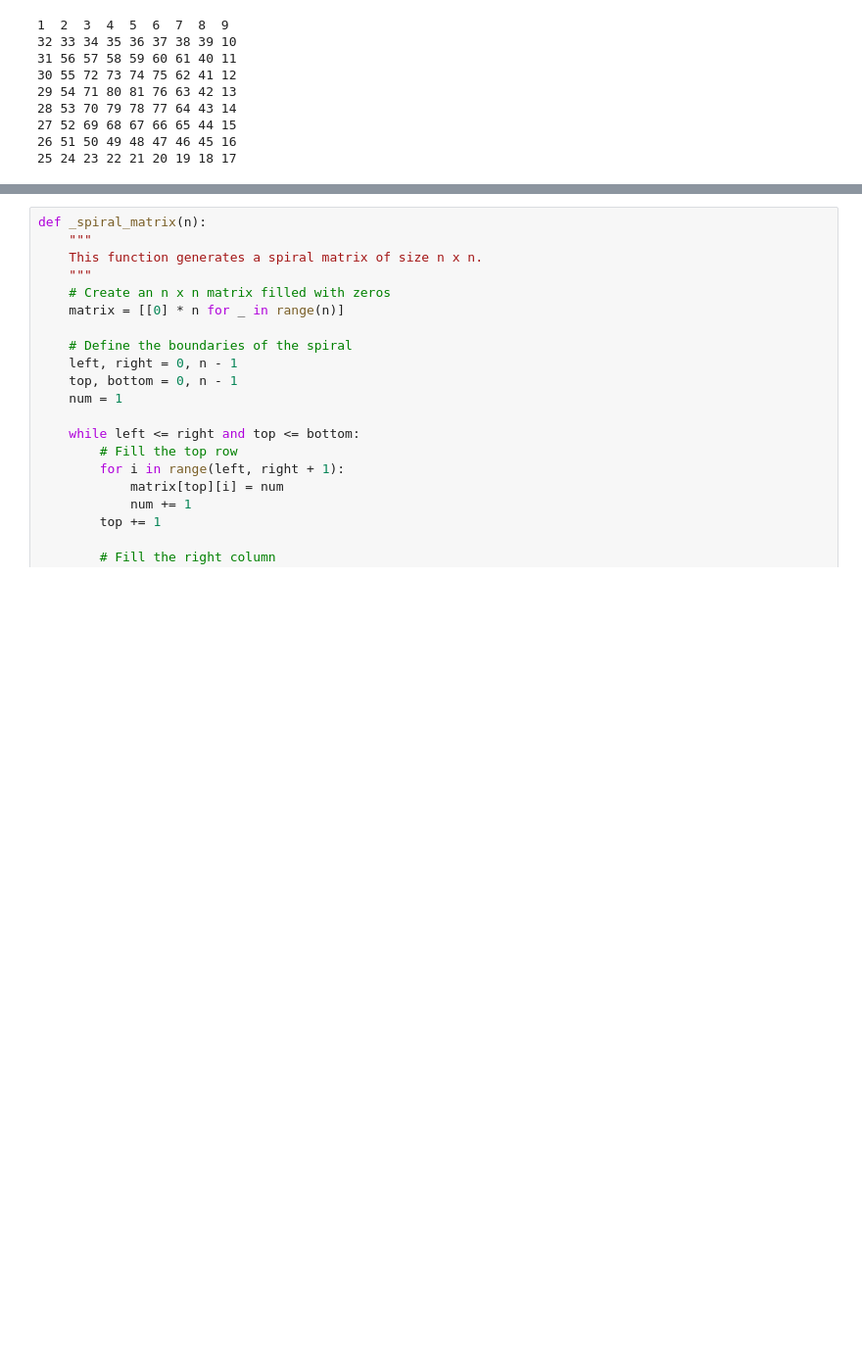
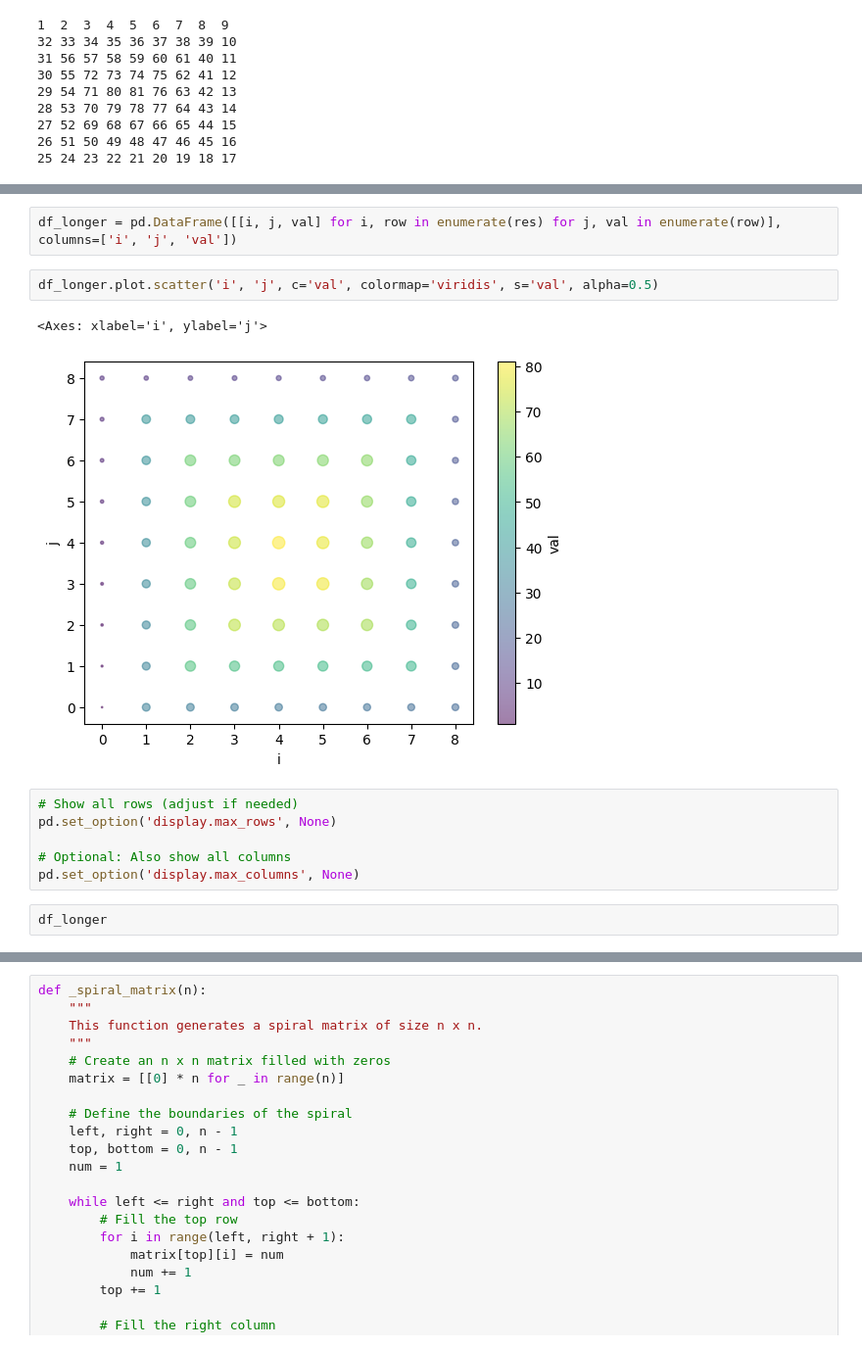
Before and after one commit to Tigershade/excercism, a Jupyter notebook: spiral_matrix.ipynb, the cells around one changed output, grey strips where cells are left out. Shown at 98% size. Drawn from its saved outputs; the diff is of its cells as text; blank space fills up the shorter version.

```diff
--- a/spiral_matrix.ipynb
+++ b/spiral_matrix.ipynb
@@ -65,0 +81,15 @@ print_matrix(res)
+# %%
+df_longer = pd.DataFrame([[i, j, val] for i, row in enumerate(res) for j, val in enumerate(row)], columns=['i', 'j', 'val'])
+# %%
+df_longer.plot.scatter('i', 'j', c='val', colormap='viridis', s='val', alpha=0.5)
+# %% [output]
+<Axes: xlabel='i', ylabel='j'>
+[figure, added]
+# %%
+# Show all rows (adjust if needed)
+pd.set_option('display.max_rows', None)
+
+# Optional: Also show all columns
+pd.set_option('display.max_columns', None)
+# %%
+df_longer
```
Also changed, not shown: parts of 6 cells of this notebook, 1 other file.
